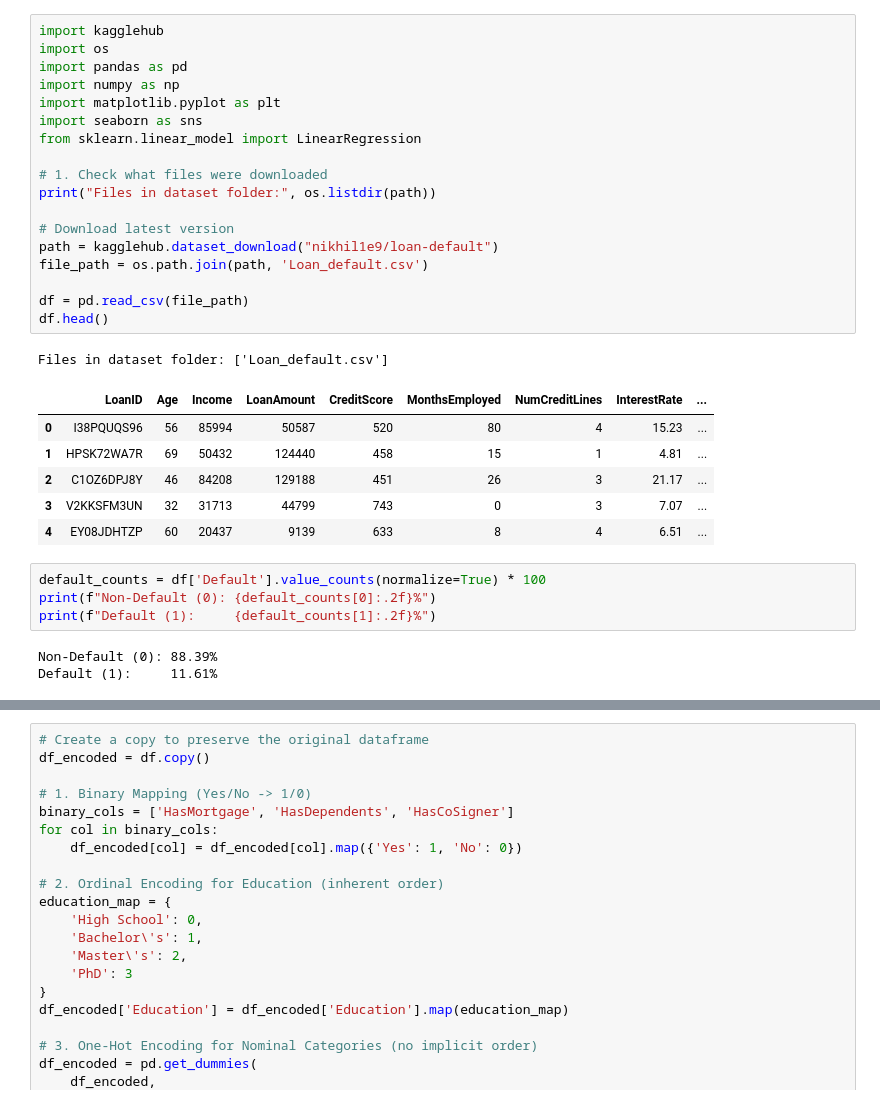
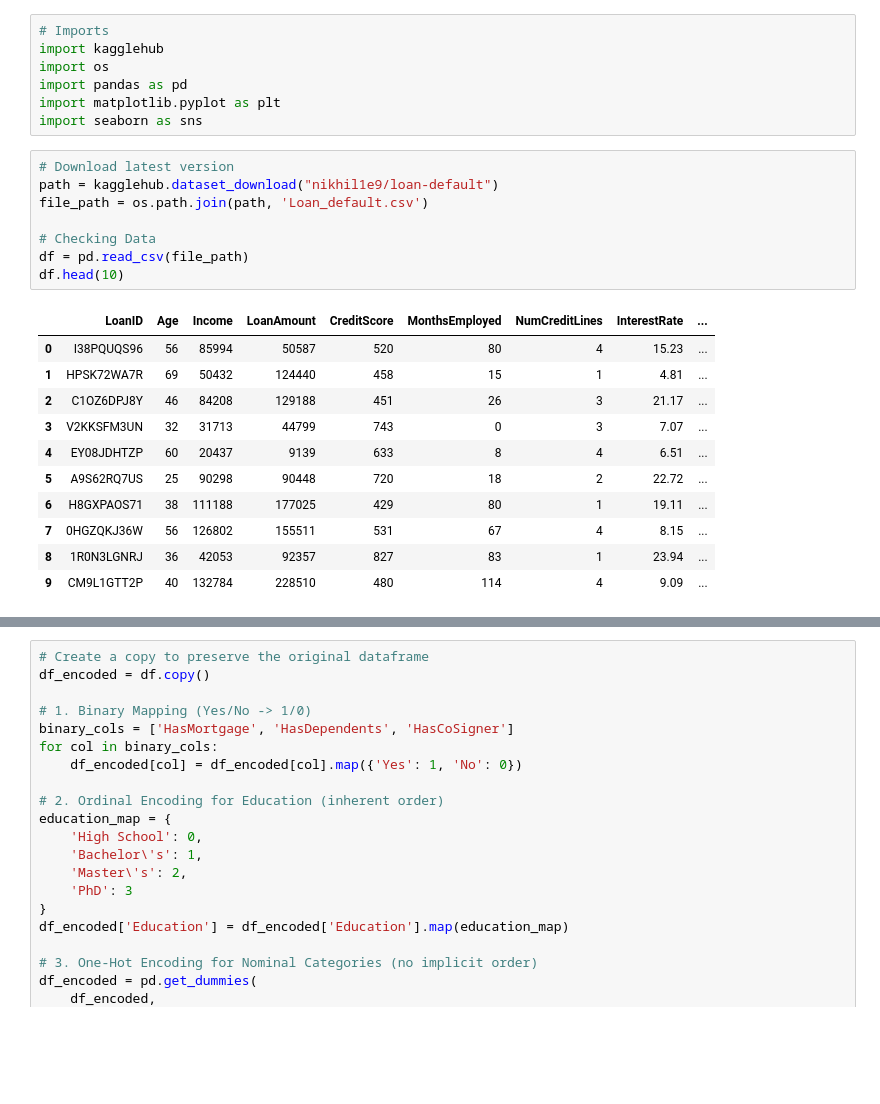
Before and after one commit to walruii/data_analytics, a Jupyter notebook: loan_analyse/main.ipynb, the cells around one changed output, grey strips where cells are left out. Drawn from its saved outputs; the diff is of its cells as text; blank space fills up the shorter version.

```diff
--- a/loan_analyse/main.ipynb
+++ b/loan_analyse/main.ipynb
@@ -29,34 +37,28 @@ Successfully installed MarkupSafe-3.0.3 jinja2-3.1.6
 # %%
+# Imports
 import kagglehub
 import os
 import pandas as pd
-import numpy as np
 import matplotlib.pyplot as plt
 import seaborn as sns
-from sklearn.linear_model import LinearRegression
-
-# 1. Check what files were downloaded
-print("Files in dataset folder:", os.listdir(path))
-
-# Download latest version
-path = kagglehub.dataset_download("nikhil1e9/loan-default")
-file_path = os.path.join(path, 'Loan_default.csv')
-
-df = pd.read_csv(file_path)
-df.head()
-# %% [output]
-Files in dataset folder: ['Loan_default.csv']
-|  | LoanID | Age | Income | LoanAmount | CreditScore | MonthsEmployed | NumCreditLines | InterestRate | ... |
-| 0 | I38PQUQS96 | 56 | 85994 | 50587 | 520 | 80 | 4 | 15.23 | ... |
-| 1 | HPSK72WA7R | 69 | 50432 | 124440 | 458 | 15 | 1 | 4.81 | ... |
-| 2 | C1OZ6DPJ8Y | 46 | 84208 | 129188 | 451 | 26 | 3 | 21.17 | ... |
-| 3 | V2KKSFM3UN | 32 | 31713 | 44799 | 743 | 0 | 3 | 7.07 | ... |
-| 4 | EY08JDHTZP | 60 | 20437 | 9139 | 633 | 8 | 4 | 6.51 | ... |
-# %%
-default_counts = df['Default'].value_counts(normalize=True) * 100
-print(f"Non-Default (0): {default_counts[0]:.2f}%")
-print(f"Default (1):     {default_counts[1]:.2f}%")
-# %% [output]
-Non-Default (0): 88.39%
-Default (1):     11.61%
+# %%
+# Download latest version
+path = kagglehub.dataset_download("nikhil1e9/loan-default")
+file_path = os.path.join(path, 'Loan_default.csv')
+
+# Checking Data
+df = pd.read_csv(file_path)
+df.head(10)
+# %% [output]
+|  | LoanID | Age | Income | LoanAmount | CreditScore | MonthsEmployed | NumCreditLines | InterestRate | ... |
+| 0 | I38PQUQS96 | 56 | 85994 | 50587 | 520 | 80 | 4 | 15.23 | ... |
+| 1 | HPSK72WA7R | 69 | 50432 | 124440 | 458 | 15 | 1 | 4.81 | ... |
+| 2 | C1OZ6DPJ8Y | 46 | 84208 | 129188 | 451 | 26 | 3 | 21.17 | ... |
+| 3 | V2KKSFM3UN | 32 | 31713 | 44799 | 743 | 0 | 3 | 7.07 | ... |
+| 4 | EY08JDHTZP | 60 | 20437 | 9139 | 633 | 8 | 4 | 6.51 | ... |
+| 5 | A9S62RQ7US | 25 | 90298 | 90448 | 720 | 18 | 2 | 22.72 | ... |
+| 6 | H8GXPAOS71 | 38 | 111188 | 177025 | 429 | 80 | 1 | 19.11 | ... |
+| 7 | 0HGZQKJ36W | 56 | 126802 | 155511 | 531 | 67 | 4 | 8.15 | ... |
+| 8 | 1R0N3LGNRJ | 36 | 42053 | 92357 | 827 | 83 | 1 | 23.94 | ... |
+| 9 | CM9L1GTT2P | 40 | 132784 | 228510 | 480 | 114 | 4 | 9.09 | ... |
 # %%
```
Also changed, not shown: parts of 11 cells of this notebook.
